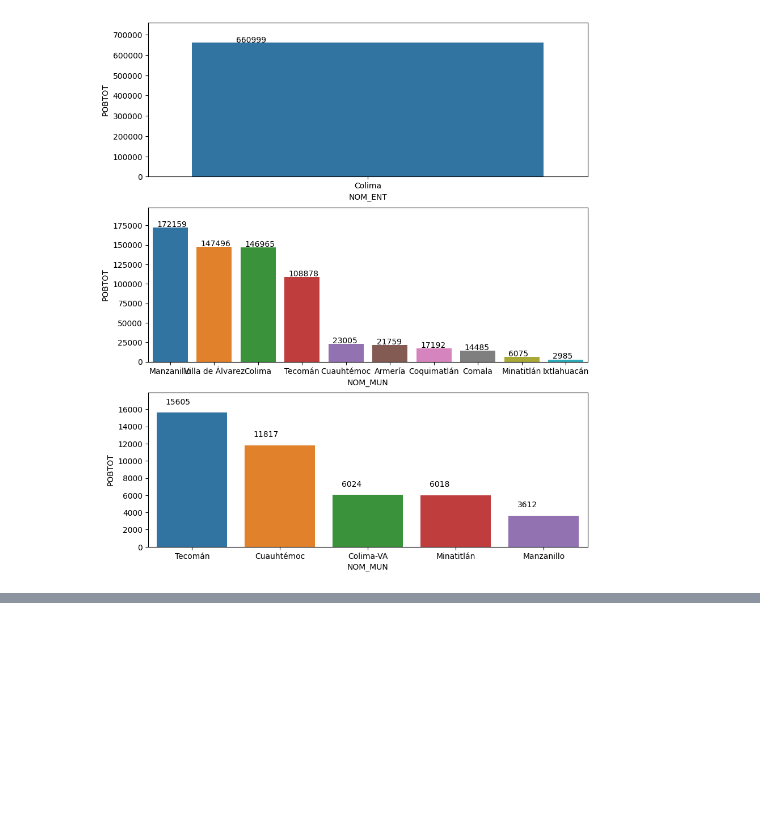
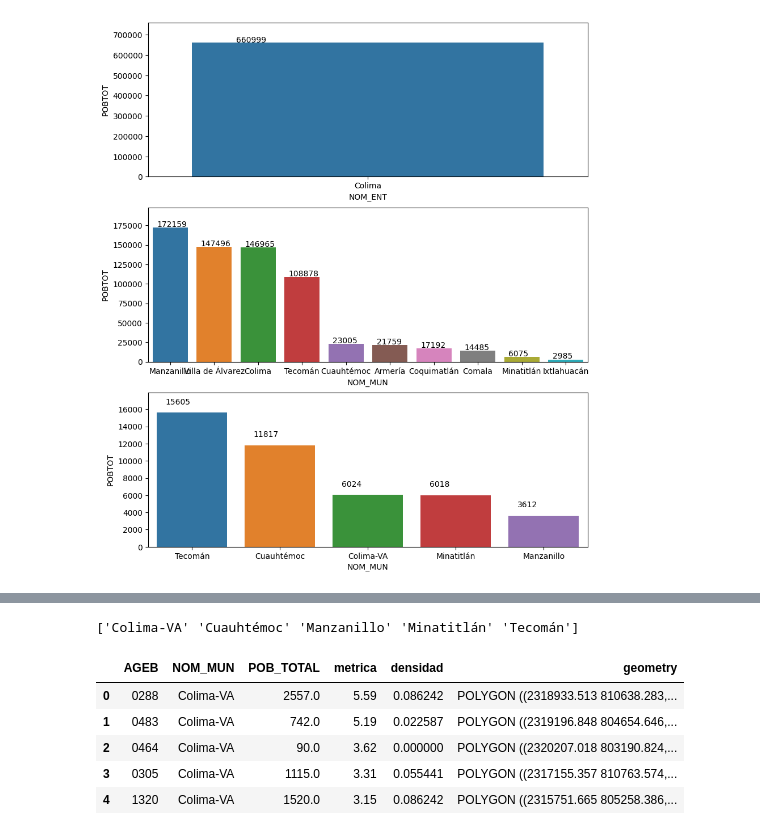
Before and after one commit to pcorner10/pronaces_analisis, a Jupyter notebook: reunion_15022023.ipynb, the cells around one changed output, grey strips where cells are left out. Drawn from its saved outputs; the diff is of its cells as text; code cells hidden in the pictures; blank space fills up the shorter version.

```diff
--- a/reunion_15022023.ipynb
+++ b/reunion_15022023.ipynb
@@ -124,0 +172,12 @@ plt.show()
+# %%
+gdf = gpdfinal3[["AGEB","NOM_MUN","POB_TOTAL","metrica", "densidad", "geometry"]]
+print(gdf.NOM_MUN.unique())
+gdf.head()
+# %% [output]
+['Colima-VA' 'Cuauhtémoc' 'Manzanillo' 'Minatitlán' 'Tecomán']
+|  | AGEB | NOM_MUN | POB_TOTAL | metrica | densidad | geometry |
+| 0 | 0288 | Colima-VA | 2557.0 | 5.59 | 0.086242 | POLYGON ((2318933.513 810638.283,... |
+| 1 | 0483 | Colima-VA | 742.0 | 5.19 | 0.022587 | POLYGON ((2319196.848 804654.646,... |
+| 2 | 0464 | Colima-VA | 90.0 | 3.62 | 0.000000 | POLYGON ((2320207.018 803190.824,... |
+| 3 | 0305 | Colima-VA | 1115.0 | 3.31 | 0.055441 | POLYGON ((2317155.357 810763.574,... |
+| 4 | 1320 | Colima-VA | 1520.0 | 3.15 | 0.086242 | POLYGON ((2315751.665 805258.386,... |
```
Also changed, not shown: parts of 7 cells of this notebook, 2 other files.
